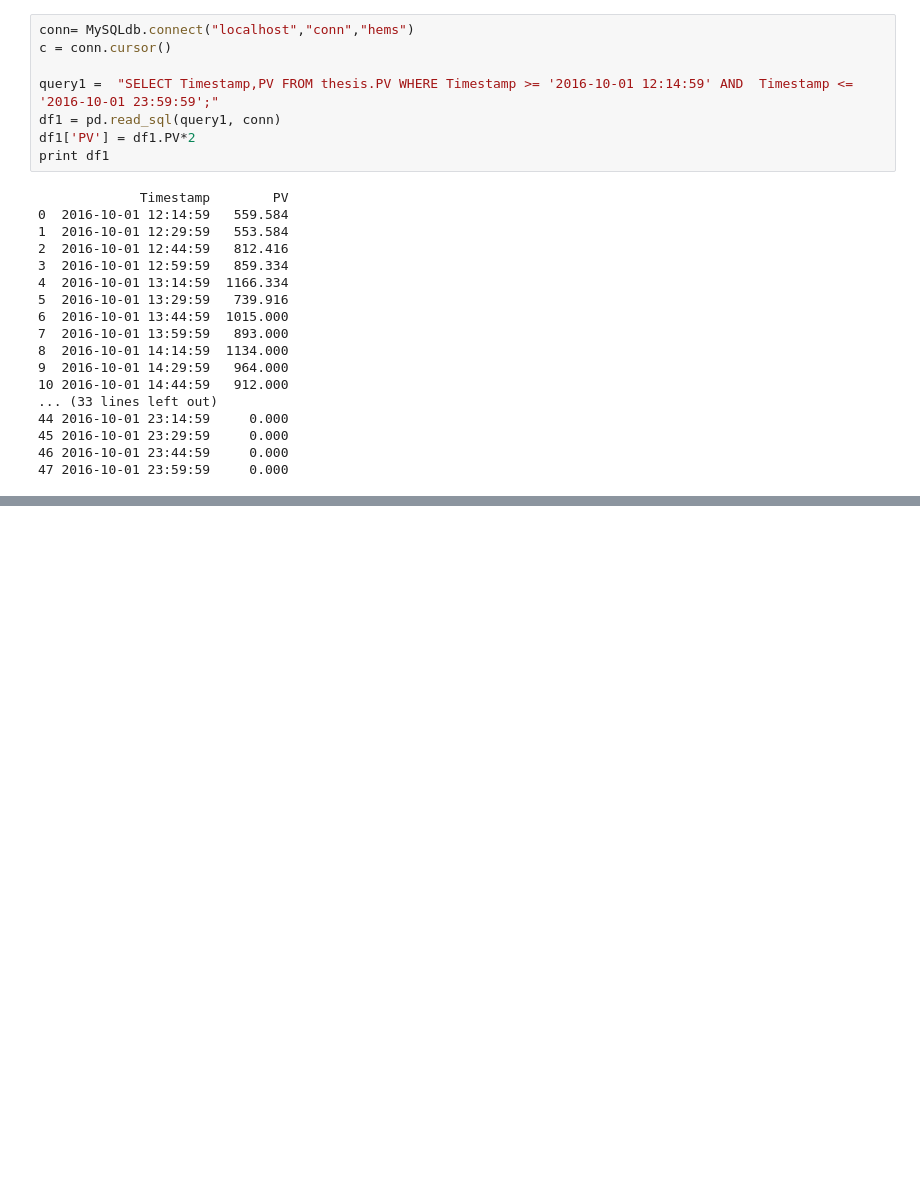
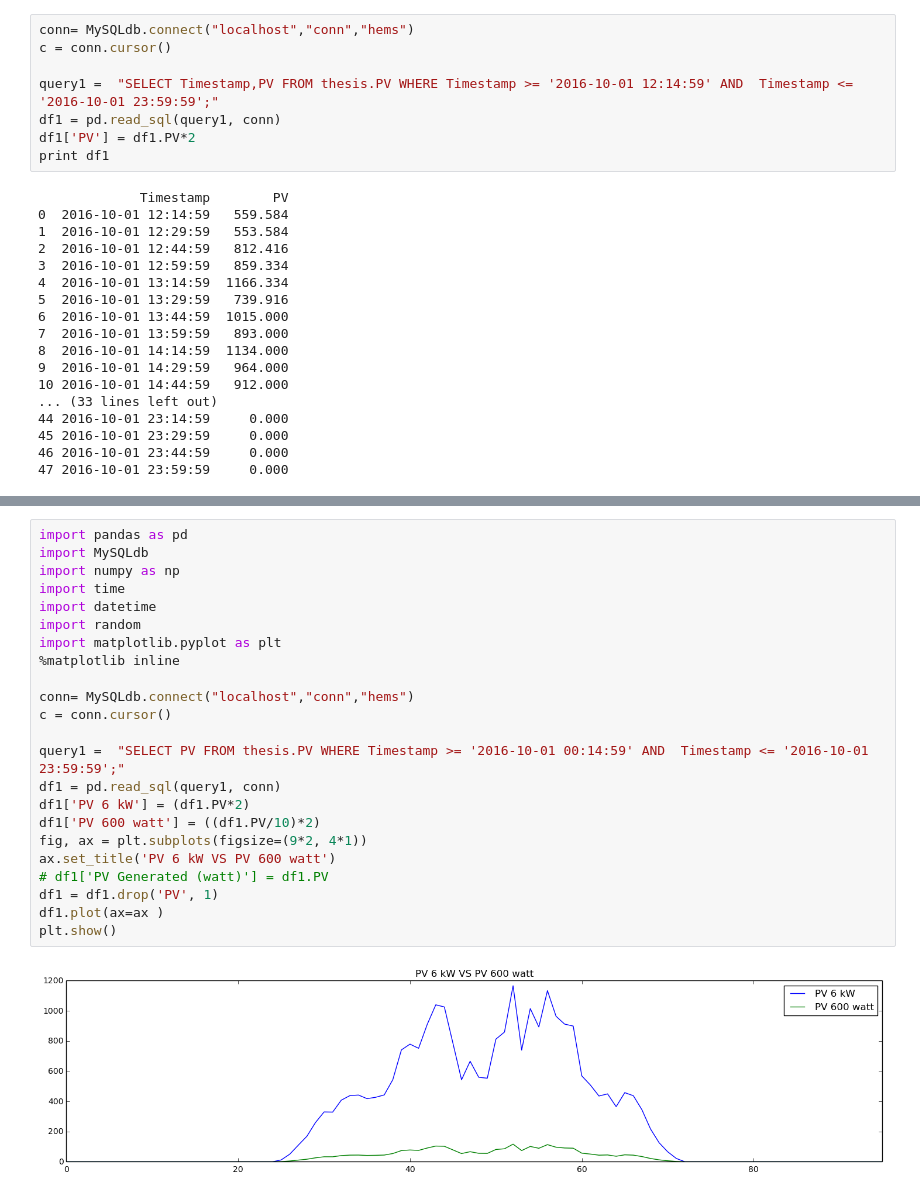
Before and after one commit to Pepownsn/final_thesis, a Jupyter notebook: note/Untitled.ipynb, the cells around one changed output, grey strips where cells are left out. Cells and saved outputs as stored; diff of their text form; blank space fills up the shorter version.

```diff
--- a/note/Untitled.ipynb
+++ b/note/Untitled.ipynb
@@ -102,0 +188,25 @@ print df1
+# %%
+import pandas as pd
+import MySQLdb
+import numpy as np
+import time
+import datetime
+import random
+import matplotlib.pyplot as plt
+%matplotlib inline
+
+conn= MySQLdb.connect("localhost","conn","hems")
+c = conn.cursor()
+
+query1 =  "SELECT PV FROM thesis.PV WHERE Timestamp >= '2016-10-01 00:14:59' AND  Timestamp <= '2016-10-01 23:59:59';"
+df1 = pd.read_sql(query1, conn)
+df1['PV 6 kW'] = (df1.PV*2)
+df1['PV 600 watt'] = ((df1.PV/10)*2)
+fig, ax = plt.subplots(figsize=(9*2, 4*1))
+ax.set_title('PV 6 kW VS PV 600 watt')
+# df1['PV Generated (watt)'] = df1.PV
+df1 = df1.drop('PV', 1)
+df1.plot(ax=ax )
+plt.show()
+# %% [output]
+[figure, added]
```
Also changed, not shown: parts of 12 cells of this notebook, 8 other files.
